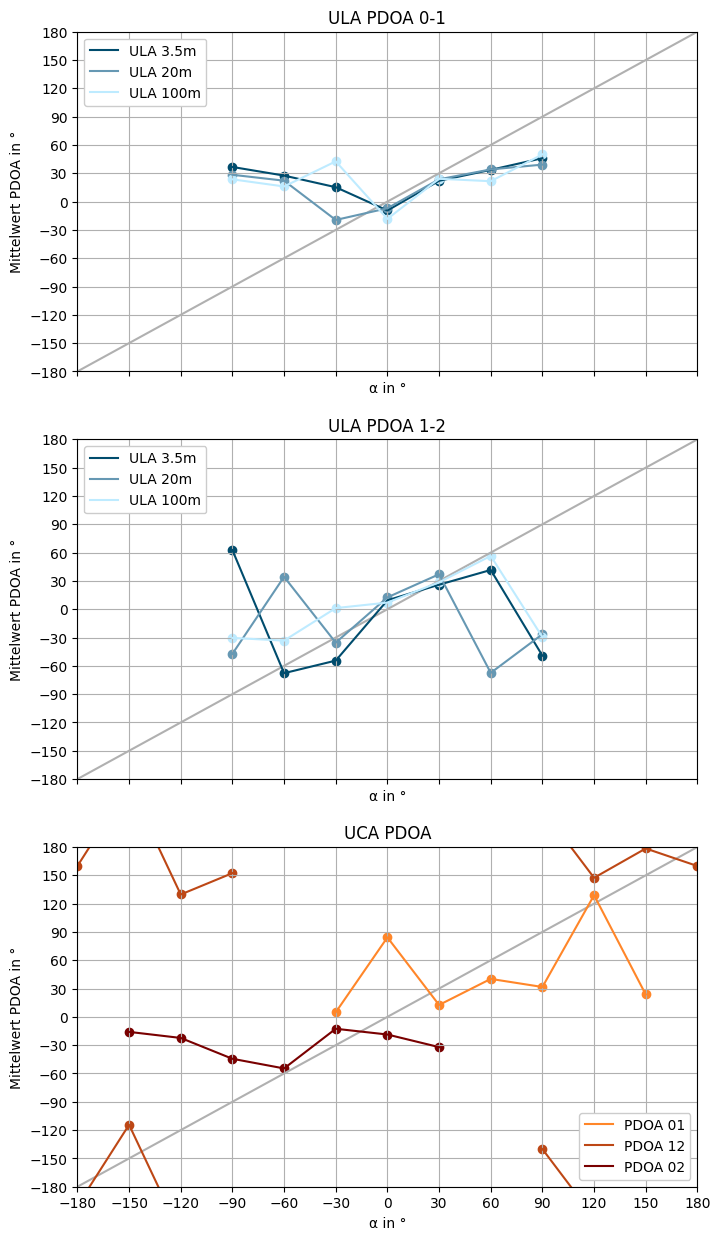
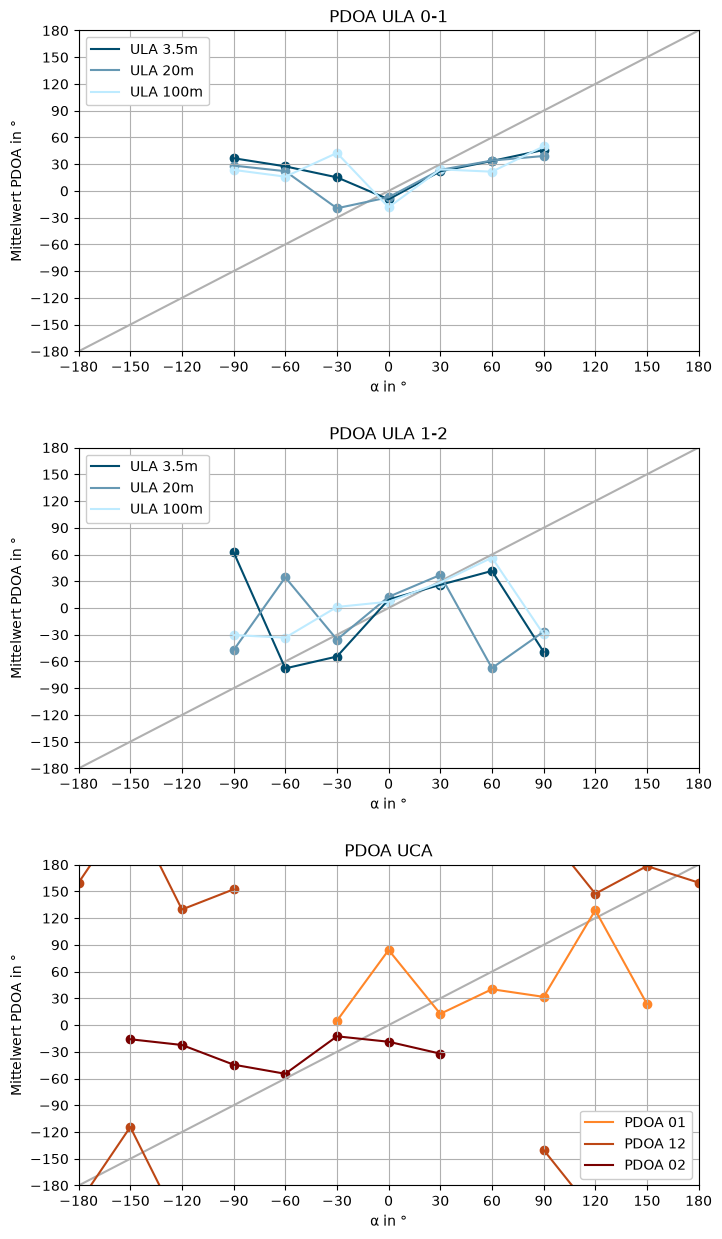
The change to this notebook cell's code, shown as a diff; its figure went from the first image to the second:
--- before
+++ after
@@ -13,5 +13,6 @@
     # axs = [ax_tl, ax_tr, ax_bc]
 
-    fig, axs = plt.subplots(nrows=3, figsize=FIG_SIZE * [1,3], sharex=True)
+    fig, axs = plt.subplots(nrows=3, figsize=FIG_SIZE * [1,3])
+    fig.subplots_adjust(hspace=0.3)
     axs: list[Axes] = axs.flatten()
 
@@ -28,7 +29,7 @@
         ax.set_ylabel(f"{m} PDOA in °")
 
-    axs[0].set_title("ULA PDOA 0-1")
-    axs[1].set_title("ULA PDOA 1-2")
-    axs[2].set_title("UCA PDOA")
+    axs[0].set_title("PDOA ULA 0-1")
+    axs[1].set_title("PDOA ULA 1-2")
+    axs[2].set_title("PDOA UCA")
 
     plot = scatterandwrapplot
@@ -40,13 +41,8 @@
             # plot(axs[2], scenario.df.loc[f"PDOA02 - {m}"], label=scenario.name(), color=scenario.color)
         else:
-            colors = [
-                "#ff8629",
-                "#bd4715",
-                "#790000",
-            ]
-            plot(axs[2], scenario.df.loc[f"PDOA01 - {m}"].where(scenario.df.columns.isin(ucaRange01   ), np.nan), label="PDOA 01", color=colors[0])
-            plot(axs[2], scenario.df.loc[f"PDOA12 - {m}"].where(scenario.df.columns.isin(ucaRange12[0]), np.nan), label="PDOA 12", color=colors[1])
-            plot(axs[2], scenario.df.loc[f"PDOA12 - {m}"].where(scenario.df.columns.isin(ucaRange12[1]), np.nan),                  color=colors[1])
-            plot(axs[2], scenario.df.loc[f"PDOA02 - {m}"].where(scenario.df.columns.isin(ucaRange02   ), np.nan), label="PDOA 02", color=colors[2])
+            plot(axs[2], scenario.df.loc[f"PDOA01 - {m}"].where(scenario.df.columns.isin(ucaRange01   ), np.nan), label="PDOA 01", color=uca_colors[0])
+            plot(axs[2], scenario.df.loc[f"PDOA12 - {m}"].where(scenario.df.columns.isin(ucaRange12[0]), np.nan), label="PDOA 12", color=uca_colors[1])
+            plot(axs[2], scenario.df.loc[f"PDOA12 - {m}"].where(scenario.df.columns.isin(ucaRange12[1]), np.nan),                  color=uca_colors[1])
+            plot(axs[2], scenario.df.loc[f"PDOA02 - {m}"].where(scenario.df.columns.isin(ucaRange02   ), np.nan), label="PDOA 02", color=uca_colors[2])
 
     for ax in axs:

Commit: pdoa-area